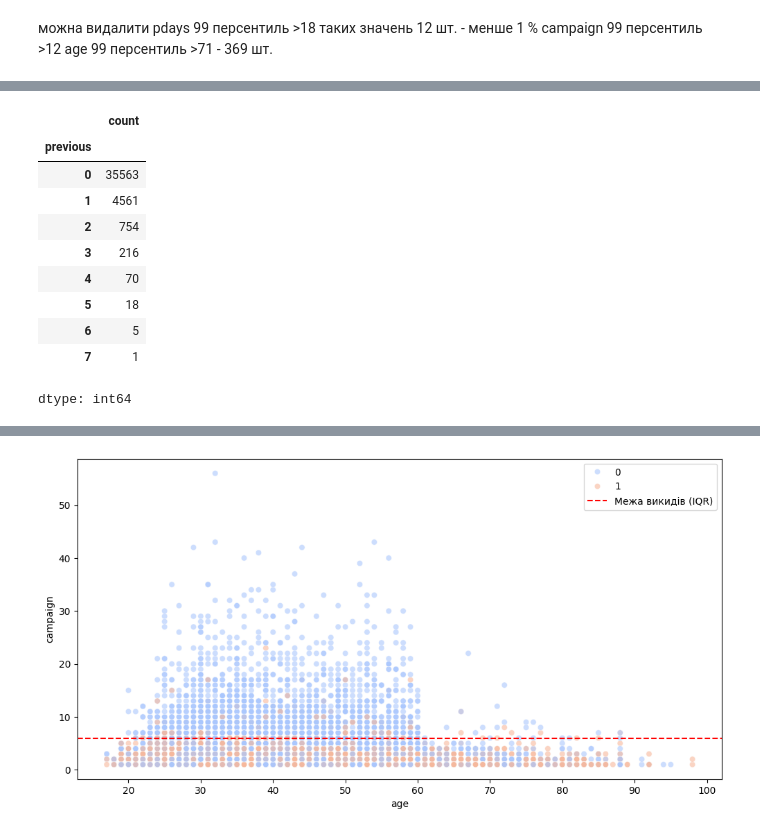
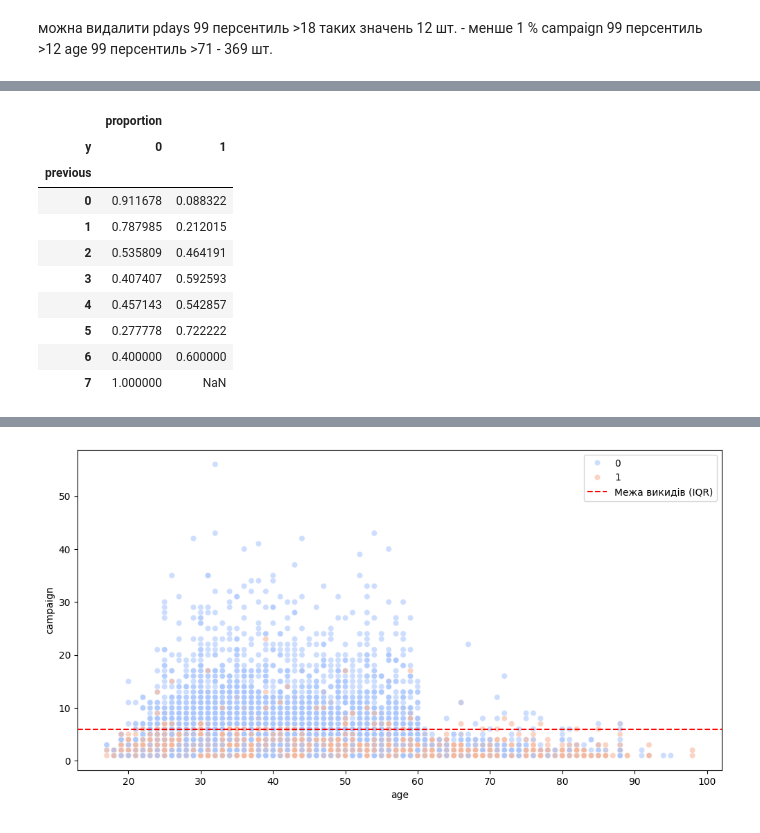
Before and after one commit to Daria-Lytvynenko/ML_course, a Jupyter notebook: Mid_term_Project.ipynb, the cells around one changed output, grey strips where cells are left out. Saved outputs shown, nothing was run; the diff lists cells and outputs as text; code cells hidden in the pictures.

```diff
--- a/Mid_term_Project.ipynb
+++ b/Mid_term_Project.ipynb
@@ -335,14 +325,14 @@ y 0 4640
-# %%
-train['previous'].value_counts()
-# %% [output]
-|  | count |
-| previous |  |
-| 0 | 35563 |
-| 1 | 4561 |
-| 2 | 754 |
-| 3 | 216 |
-| 4 | 70 |
-| 5 | 18 |
-| 6 | 5 |
-| 7 | 1 |
-dtype: int64
+# %%
+pd.DataFrame(train.groupby('previous')['y'].value_counts(normalize=True)).unstack()
+# %% [output]
+|  | proportion |  |
+| y | 0 | 1 |
+| previous |  |  |
+| 0 | 0.911678 | 0.088322 |
+| 1 | 0.787985 | 0.212015 |
+| 2 | 0.535809 | 0.464191 |
+| 3 | 0.407407 | 0.592593 |
+| 4 | 0.457143 | 0.542857 |
+| 5 | 0.277778 | 0.722222 |
+| 6 | 0.400000 | 0.600000 |
+| 7 | 1.000000 | NaN |
```
Also changed, not shown: parts of 11 cells of this notebook.
